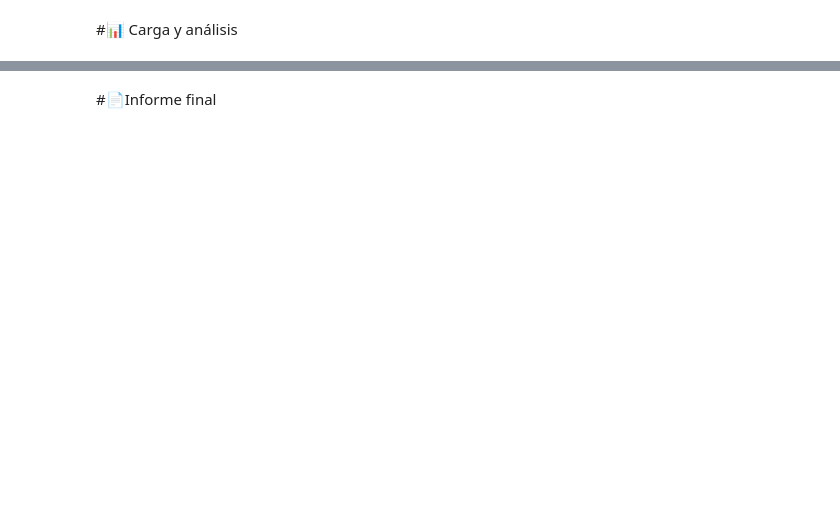
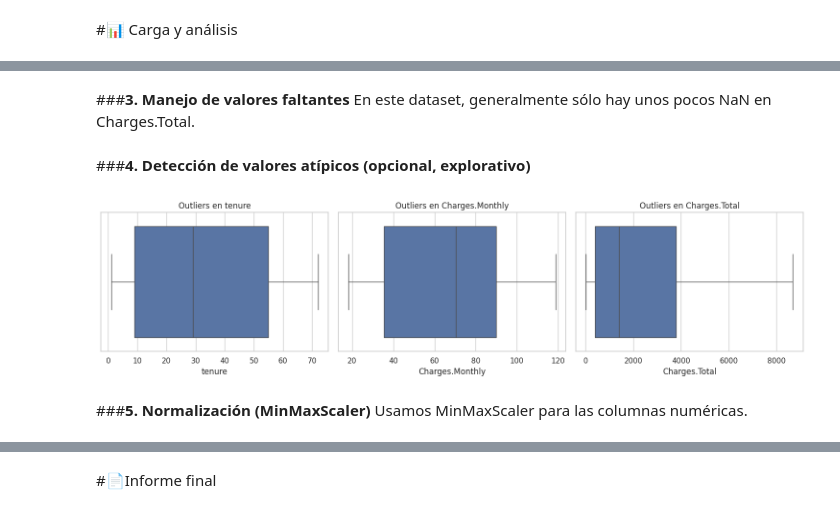
Before and after one commit to TAGARA-TECH/ChallengeTelecomX, a Jupyter notebook: TelecomX_LATAM_copia.ipynb, the cells around one changed output, grey strips where cells are left out. Drawn from its saved outputs; the diff is of its cells as text; code cells hidden in the pictures; blank space fills up the shorter version.

```diff
--- a/TelecomX_LATAM_copia.ipynb
+++ b/TelecomX_LATAM_copia.ipynb
@@ -8,0 +266,22 @@
+# %%
+from sklearn.preprocessing import LabelEncoder
+
+# Copiamos el DataFrame limpio
+df_model = df_clean.copy()
+
+# Codificación binaria con LabelEncoder
+le = LabelEncoder()
+binary_cols = ['Churn', 'gender', 'Partner', 'Dependents', 'PhoneService',
+               'PaperlessBilling']
+
+for col in binary_cols:
+    df_model[col] = le.fit_transform(df_model[col])
+
+# Variables categóricas no binarias: One-hot encoding
+df_model = pd.get_dummies(df_model, columns=[
+    'MultipleLines', 'InternetService', 'OnlineSecurity',
+    'OnlineBackup', 'DeviceProtection', 'TechSupport',
+    'StreamingTV', 'StreamingMovies', 'Contract', 'PaymentMethod'
+], drop_first=True)
+
+df_model.head()
@@ -8,0 +299,7 @@
+# %%
+# Convertir a numérico, forzando errores como NaN
+df_model['Charges.Monthly'] = pd.to_numeric(df_model['Charges.Monthly'], errors='coerce')
+df_model['Charges.Total'] = pd.to_numeric(df_model['Charges.Total'], errors='coerce')
+
+# Verificamos valores faltantes
+df_model[['Charges.Monthly', 'Charges.Total']].isna().sum()
@@ -8,0 +311,26 @@
+# %% [markdown]
+###**3. Manejo de valores faltantes**
+En este dataset, generalmente sólo hay unos pocos NaN en Charges.Total.
+# %%
+# Eliminamos filas con valores faltantes
+df_model.dropna(inplace=True)
+# %% [markdown]
+###**4. Detección de valores atípicos (opcional, explorativo)**
+# %%
+import seaborn as sns
+import matplotlib.pyplot as plt
+
+# Boxplots para detectar outliers en las columnas numéricas
+numerical_cols = ['tenure', 'Charges.Monthly', 'Charges.Total']
+plt.figure(figsize=(15, 4))
+for i, col in enumerate(numerical_cols):
+    plt.subplot(1, 3, i+1)
+    sns.boxplot(x=df_model[col])
+    plt.title(f'Outliers en {col}')
+plt.tight_layout()
+plt.show()
+# %% [output]
+[figure, added]
+# %% [markdown]
+###**5. Normalización (MinMaxScaler)**
+Usamos MinMaxScaler para las columnas numéricas.
```
Also changed, not shown: parts of 25 cells of this notebook.
